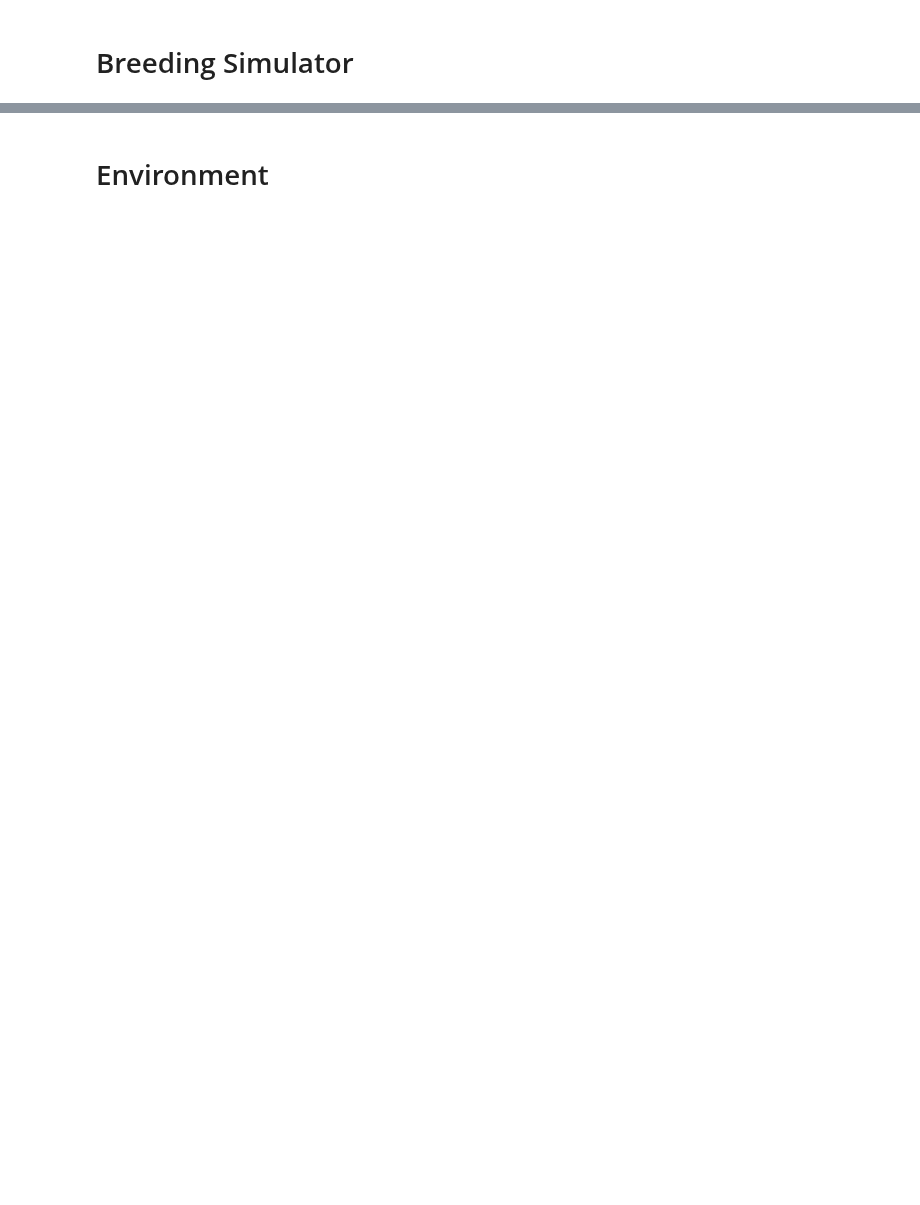
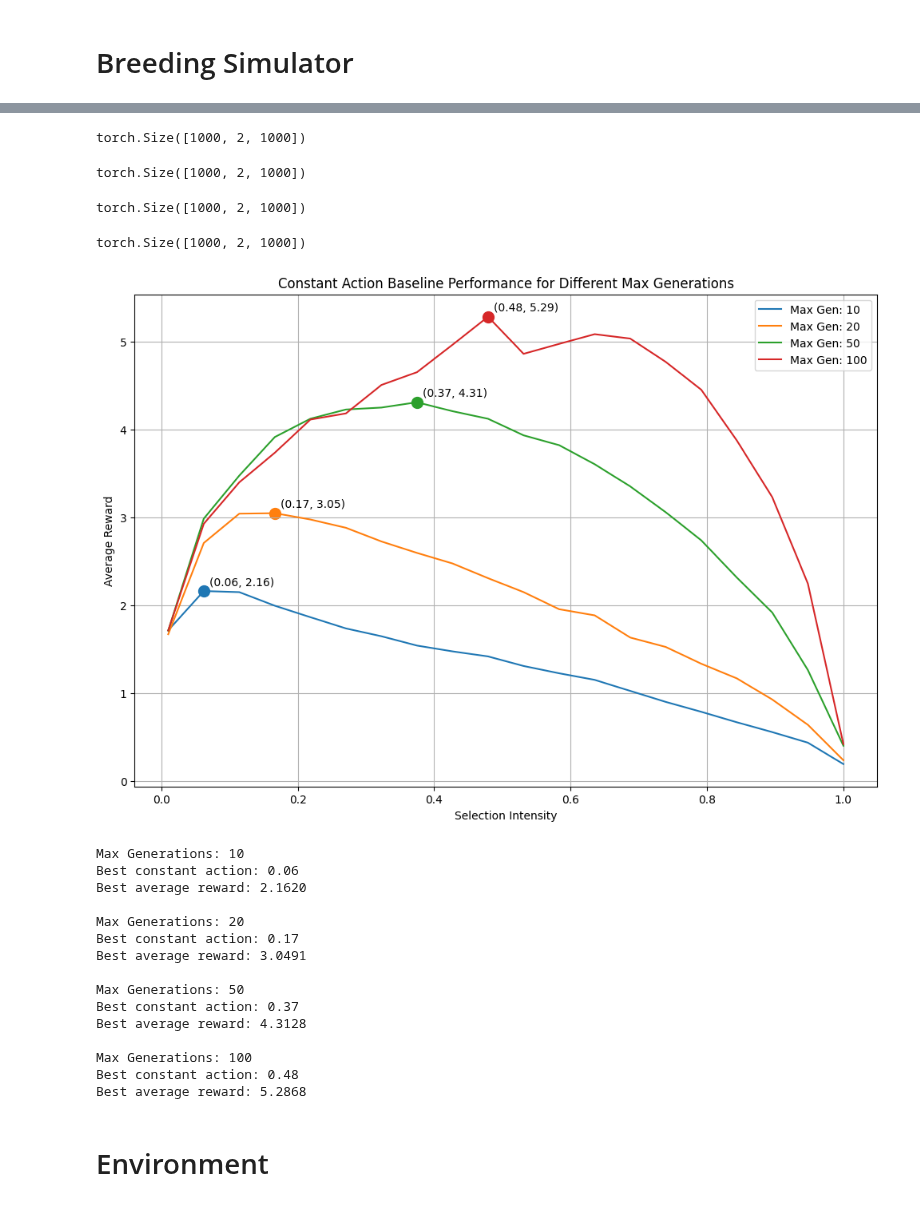
Before and after one commit to cjGO/ChewC, a Jupyter notebook: dev_nbs/Discrete_Env.ipynb, the cells around one changed output, grey strips where cells are left out. Saved outputs shown, nothing was run; the diff lists cells and outputs as text; code cells hidden in the pictures; blank space fills up the shorter version.

```diff
--- a/dev_nbs/Discrete_Env.ipynb
+++ b/dev_nbs/Discrete_Env.ipynb
@@ -398,0 +502,53 @@ Initial phenotype mean after trait initialization: 10.083398818969727
+# %%
+
+# Define the max_generations values to compare
+max_generations_list = [10, 20, 50, 100]
+
+# Run the comparison
+comparison_results = compare_max_generations(SP, max_generations_list)
+
+# Plot the results
+plt.figure(figsize=(12, 8))
+
+for max_gen, (best_action, best_reward, all_results) in comparison_results.items():
+    actions, rewards = zip(*all_results)
+    plt.plot(actions, rewards, label=f'Max Gen: {max_gen}')
+    plt.scatter(best_action, best_reward, marker='o', s=100)
+    plt.annotate(f'({best_action:.2f}, {best_reward:.2f})',
+                 (best_action, best_reward),
+                 xytext=(5, 5), textcoords='offset points')
+
+plt.xlabel('Selection Intensity')
+plt.ylabel('Average Reward')
+plt.title('Constant Action Baseline Performance for Different Max Generations')
+plt.legend()
+plt.grid(True)
+plt.show()
+
+# Print the best actions and rewards for each max_generations
+for max_gen, (best_action, best_reward, _) in comparison_results.items():
+    print(f"Max Generations: {max_gen}")
+    print(f"Best constant action: {best_action:.2f}")
+    print(f"Best average reward: {best_reward:.4f}")
+    print()
+# %% [output]
+torch.Size([1000, 2, 1000])
+torch.Size([1000, 2, 1000])
+torch.Size([1000, 2, 1000])
+torch.Size([1000, 2, 1000])
+[figure, added]
+Max Generations: 10
+Best constant action: 0.06
+Best average reward: 2.1620
+
+Max Generations: 20
+Best constant action: 0.17
+Best average reward: 3.0491
+
+Max Generations: 50
+Best constant action: 0.37
+Best average reward: 4.3128
+
+Max Generations: 100
+Best constant action: 0.48
+Best average reward: 5.2868
```
Also changed, not shown: parts of 13 cells of this notebook, 2 other files.
